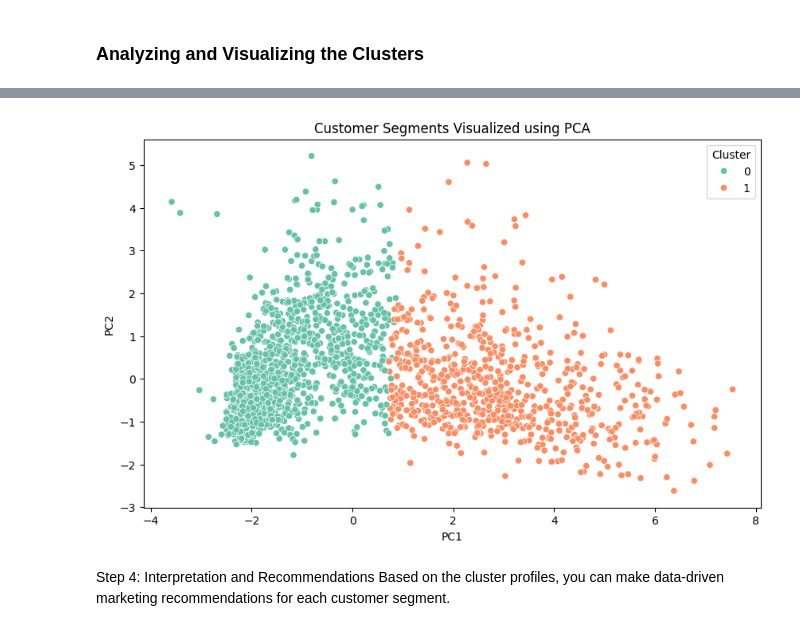
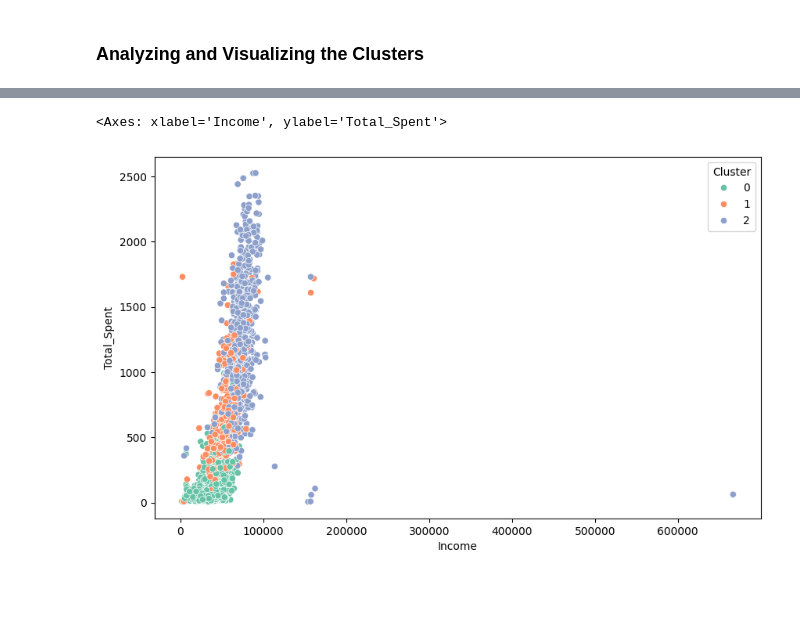
Before and after one commit to BettyKagendo/Advanced-Machine-Learning, a Jupyter notebook: week_7/customer_personality_analysis.ipynb, the cells around one changed output, grey strips where cells are left out. Saved outputs shown, nothing was run; the diff lists cells and outputs as text; code cells hidden in the pictures; blank space fills up the shorter version.

```diff
--- a/week_7/customer_personality_analysis.ipynb
+++ b/week_7/customer_personality_analysis.ipynb
@@ -254,23 +233,7 @@ clustered_data.groupby('Cluster').mean()
-# %%
-from sklearn.decomposition import PCA
-import seaborn as sns
-import matplotlib.pyplot as plt
-
-# Reduce dimensions using PCA for visualization
-pca = PCA(n_components=2)
-reduced_data = pca.fit_transform(data_scaled)
-
-# Create a DataFrame for visualization
-pca_df = pd.DataFrame(data=reduced_data, columns=['PC1', 'PC2'])
-pca_df['Cluster'] = labels  # Use the cluster labels obtained from K-means
-
-# Plot the clusters
-plt.figure(figsize=(10, 6))
-sns.scatterplot(x='PC1', y='PC2', hue='Cluster', data=pca_df, palette='Set2')
-plt.title('Customer Segments Visualized using PCA')
-plt.show()
-# %% [output]
-[figure, removed]
-# %% [markdown]
-Step 4: Interpretation and Recommendations
-Based on the cluster profiles, you can make data-driven marketing recommendations for each customer segment.
+# %%
+#Scatterplot of income and cluster, hue by cluster
+plt.figure(figsize=(10, 6))
+sns.scatterplot(x=data['Income'], y=data['Total_Spent'], hue=data['Cluster'], data=data, palette='Set2')
+# %% [output]
+<Axes: xlabel='Income', ylabel='Total_Spent'>
+[figure, added]
```
Also changed, not shown: parts of 39 cells of this notebook.
